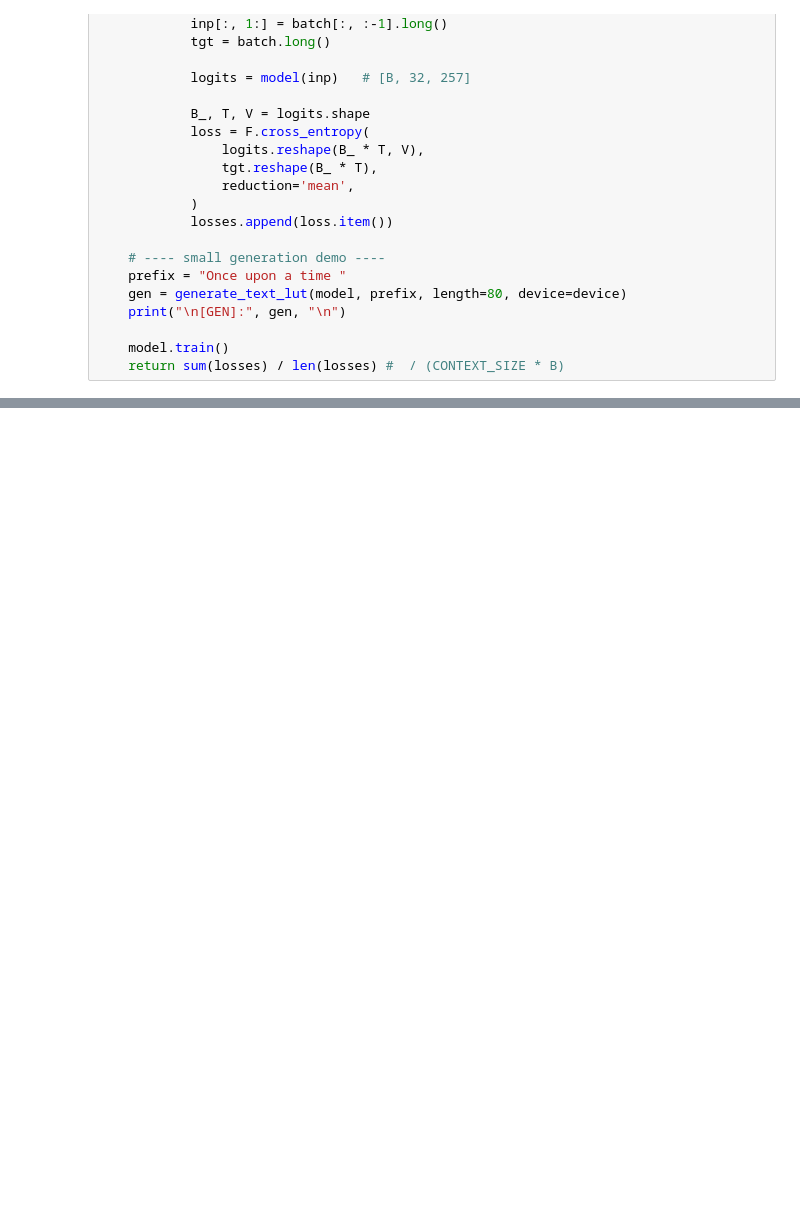
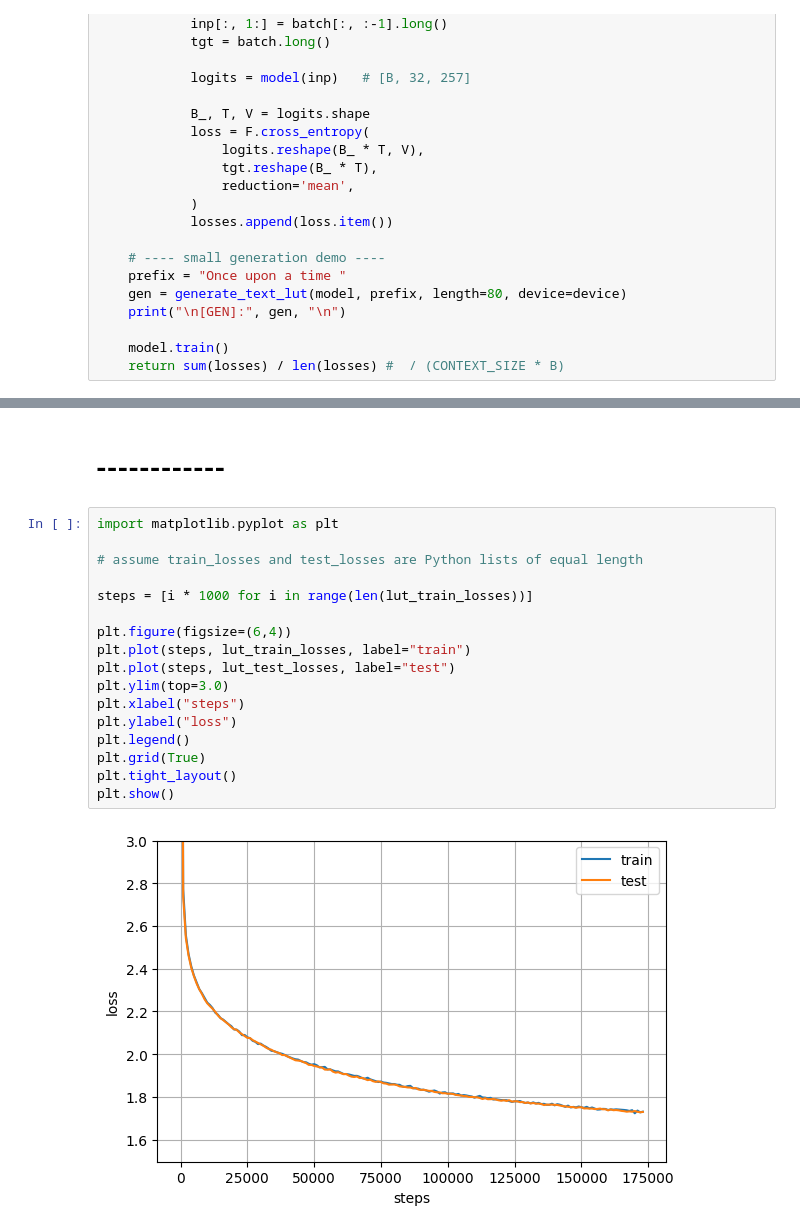
Before and after one commit to anatoli-starostin/spiky, a Jupyter notebook: workbooks/lutorch_transformer.ipynb, the cells around one changed output, grey strips where cells are left out. Drawn from its saved outputs; the diff is of its cells as text; blank space fills up the shorter version.

```diff
--- a/workbooks/lutorch_transformer.ipynb
+++ b/workbooks/lutorch_transformer.ipynb
@@ -434,3 +545,24 @@ plt.show()
+# %% [markdown]
+# ------------
+# %%
+import matplotlib.pyplot as plt
+
+# assume train_losses and test_losses are Python lists of equal length
+
+steps = [i * 1000 for i in range(len(lut_train_losses))]
+
+plt.figure(figsize=(6,4))
+plt.plot(steps, lut_train_losses, label="train")
+plt.plot(steps, lut_test_losses, label="test")
+plt.ylim(top=3.0)
+plt.xlabel("steps")
+plt.ylabel("loss")
+plt.legend()
+plt.grid(True)
+plt.tight_layout()
+plt.show()
+# %% [output]
+[figure, added]
 # %%
 lut_train_losses[-1], lut_test_losses[-1]
 # %% [output]
```
Also changed, not shown: parts of 13 cells of this notebook, 4 other files.
